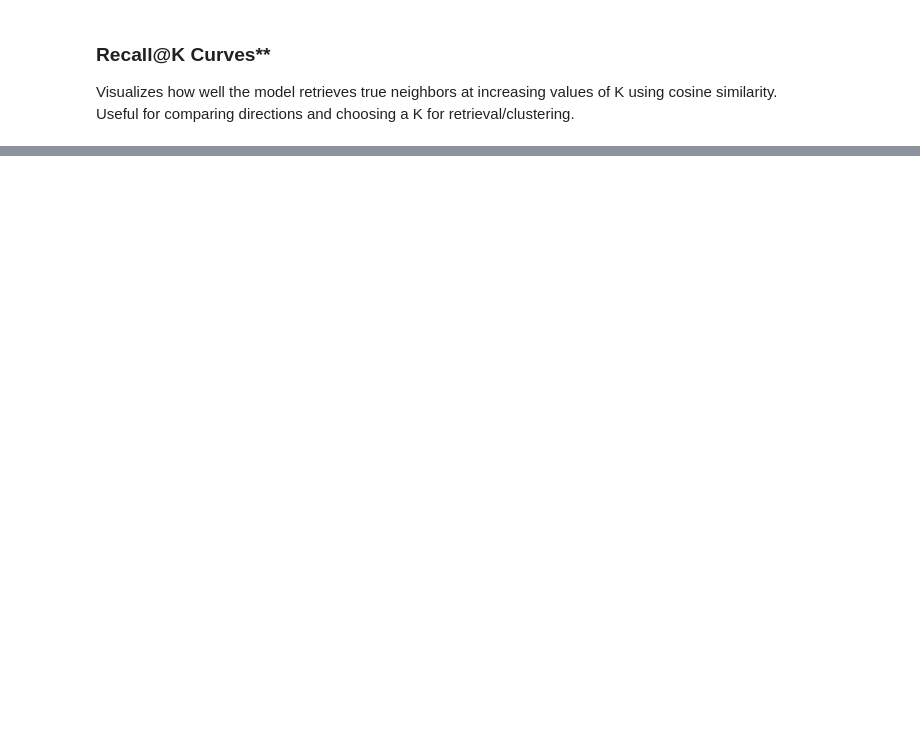
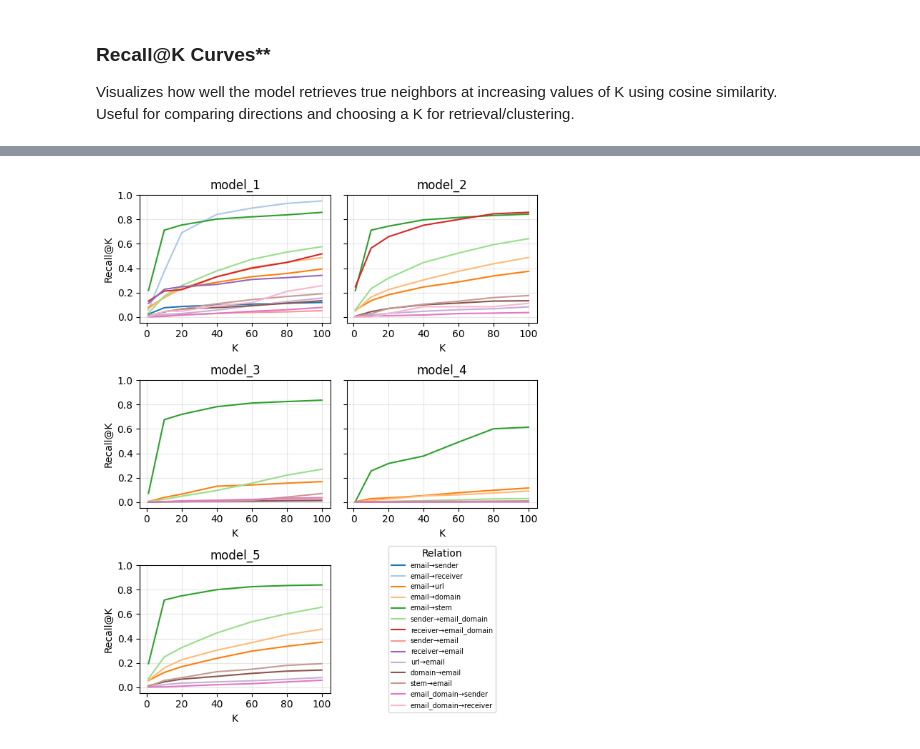
Before and after one commit to DeLyXHardiee/GNN-Campaign-Detection, a Jupyter notebook: core/GNN/notebooks/model_testing.ipynb, the cells around one changed output, grey strips where cells are left out. Cells and saved outputs as stored; diff of their text form; code cells hidden in the pictures; blank space fills up the shorter version.

```diff
--- a/core/GNN/notebooks/model_testing.ipynb
+++ b/core/GNN/notebooks/model_testing.ipynb
@@ -248,0 +310,93 @@ plt.show()
+# %%
+import matplotlib.pyplot as plt
+import numpy as np
+import math
+import os, sys
+
+PROJECT_ROOT = os.path.abspath("..")
+if PROJECT_ROOT not in sys.path:
+    sys.path.insert(0, PROJECT_ROOT)
+
+from src.model_io import load_full_run
+from src.embed import embed_with_graph
+from src.eval_link import recall_at_k_mrr
+
+model_ids = [1, 2, 3, 4, 5]
+K_list = [1, 10, 20, 40, 60, 80, 100]
+
+def compute_recall_curves(model, splits):
+    h_train = embed_with_graph(DEVICE, model, splits['train_graph'])
+    curves = {}
+    for et in splits['sup_ets']:
+        vals = []
+        for K in K_list:
+            res = recall_at_k_mrr(h_train, et, splits['test_pos'][et], K=K, use_dot=False)
+            vals.append(res['recall@K'])
+        curves[et] = vals
+    return curves
+
+model_results = []
+all_relations = []
+for mid in model_ids:
+    fname = f"model_{mid}/best_model.pt"
+    try:
+        model_i, predictor_i, loaders_i, splits_i, checkpoint_i = load_full_run(data, device=DEVICE, filename=fname)
+    except Exception as e:
+        print(f'Failed to load {fname}: {e}')
+        continue
+    curves = compute_recall_curves(model_i, splits_i)
+    model_results.append((f'model_{mid}', curves))
+    for et in curves.keys():
+        if et not in all_relations:
+            all_relations.append(et)
+
+if not model_results:
+    print('No models loaded; skipping Recall@K comparison plot.')
+else:
+    cmap = plt.cm.tab20
+    colors = {et: cmap(i % 20) for i, et in enumerate(all_relations)}
+    labels = {et: f"{et[0]}→{et[2]}" for et in all_relations}
+
+    cols = 2 if len(model_results) > 1 else 1
+    rows = math.ceil(len(model_results) / cols)
+    fig, axes = plt.subplots(rows, cols, figsize=(3.2*cols, 3.0*rows), sharey=True)
+    if isinstance(axes, plt.Axes):
+        axes = [axes]
+    else:
+        axes = axes.ravel()
+
+    for ax, (mname, curves) in zip(axes, model_results):
+        for et in all_relations:
+            if et in curves:
+                ax.plot(K_list, curves[et], color=colors[et], label=labels[et])
+        ax.set_title(mname)
+        ax.set_xlabel('K')
+        ax.grid(True, alpha=0.3)
+    if len(axes) > 0:
+        axes[0].set_ylabel('Recall@K')
+    for idx, ax in enumerate(axes):
+        if idx % cols == 0:
+            ax.set_ylabel('Recall@K')
+
+    handles, leg_labels = [], []
+    for et in all_relations:
+        handles.append(plt.Line2D([], [], color=colors[et]))
+        leg_labels.append(labels[et])
+
+    legend_index = rows*cols - 1
+    legend_ax = axes[legend_index] if legend_index < len(axes) else None
+    if legend_ax is not None:
+        legend_ax.axis('off')
+
+    for idx, ax in enumerate(axes):
+        if idx >= len(model_results) and idx != legend_index:
+            ax.axis('off')
+
+    if legend_ax is not None:
+        legend_ax.legend(handles, leg_labels, title='Relation', loc='center', fontsize='x-small')
+    else:
+        fig.legend(handles, leg_labels, title='Relation', loc='center right', bbox_to_anchor=(1.02, 0.5), ncol=1, fontsize='x-small')
+    fig.tight_layout(rect=[0, 0.02, 1, 0.9])
+    plt.show()
+# %% [output]
+[figure, added]
```
Also changed, not shown: parts of 6 cells of this notebook, 19 other files.
